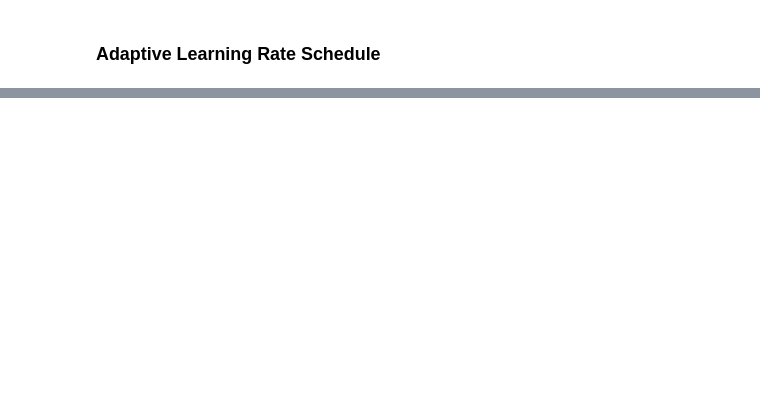
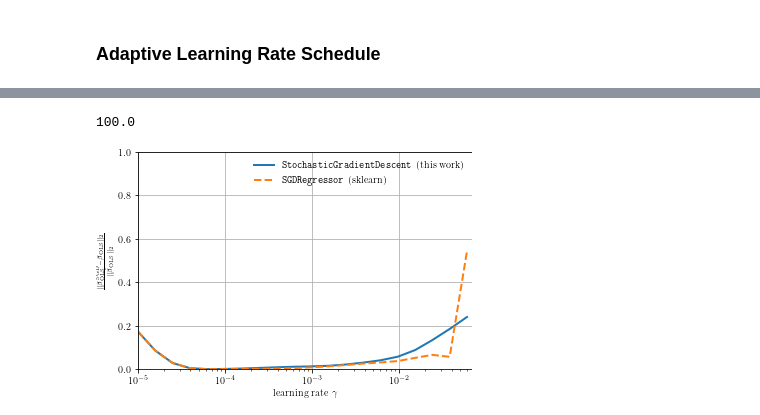
Before and after one commit to timzimm/CompSci, a Jupyter notebook: 01_regression_resampling/src/05_stochastic_gradient_descent.ipynb, the cells around one changed output, grey strips where cells are left out. Cells and saved outputs as stored; diff of their text form; code cells hidden in the pictures; blank space fills up the shorter version.

```diff
--- a/01_regression_resampling/src/05_stochastic_gradient_descent.ipynb
+++ b/01_regression_resampling/src/05_stochastic_gradient_descent.ipynb
@@ -159,12 +136,11 @@ plt.show()
 # %% [markdown]
 ### Dependence on the Number of Mini Batches
 # %%
-minibatches = np.arange(0,N+1,100)
-minibatches[0] = 1
-max_epochs = 2000
+minibatches = np.power(2,np.arange(12))
+max_epochs = 1000
 tol=None
 seed=42
-lr = 0.03
+lr = 0.02
 
 def compute_error(batches):
     ols_sgd = Pipeline([Standardization(),
@@ -199,11 +180,11 @@ plt.show()
 # %% [markdown]
 ### Dependence on the Number of Epochs
 # %%
-minibatches = N//10
+minibatches = 2**8
 max_epochs = np.arange(100,12000+100,100)
 tol=None
 seed=42
-lr = 0.03
+lr = 0.02
 
 def compute_error(max_epoch):
     ols_sgd = Pipeline([Standardization(),
@@ -303,0 +358,16 @@ plt.show()
+# %%
+fig, ax = plt.subplots()
+i=-1
+print(penalties[i])
+ax.set_xscale("log")
+ax.set_xlabel(r"learning rate  $\gamma$")
+ax.set_ylabel(r"$\frac{||\hat{\beta}^\mathrm{SGD}_\mathrm{OLS} - \hat{\beta}_\mathrm{OLS}||_2}{||\hat{\beta}_\mathrm{OLS}||_2}$")
+ax.plot(lrs, error_ridge_to_analytical[i,:], label=r"\texttt{StochasticGradientDescent} (this work)")
+ax.plot(lrs, sk_error_ridge_to_analytical[i,:], ls="dashed", label=r"\texttt{SGDRegressor} (sklearn)")
+ax.legend(*ax.get_legend_handles_labels())
+ax.set_xlim([1e-5,0.07])
+ax.set_ylim([0,1])
+plt.show()
+# %% [output]
+100.0
+[figure, added]
```
Also changed, not shown: parts of 20 cells of this notebook, 4 other files.
